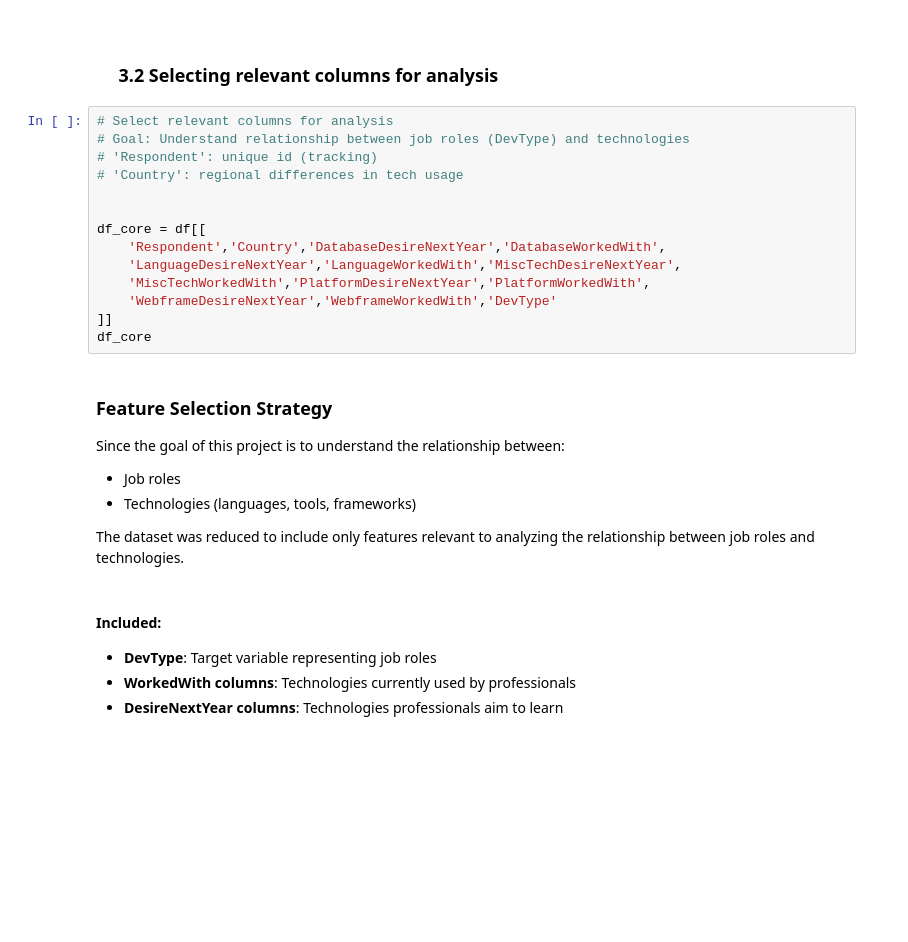
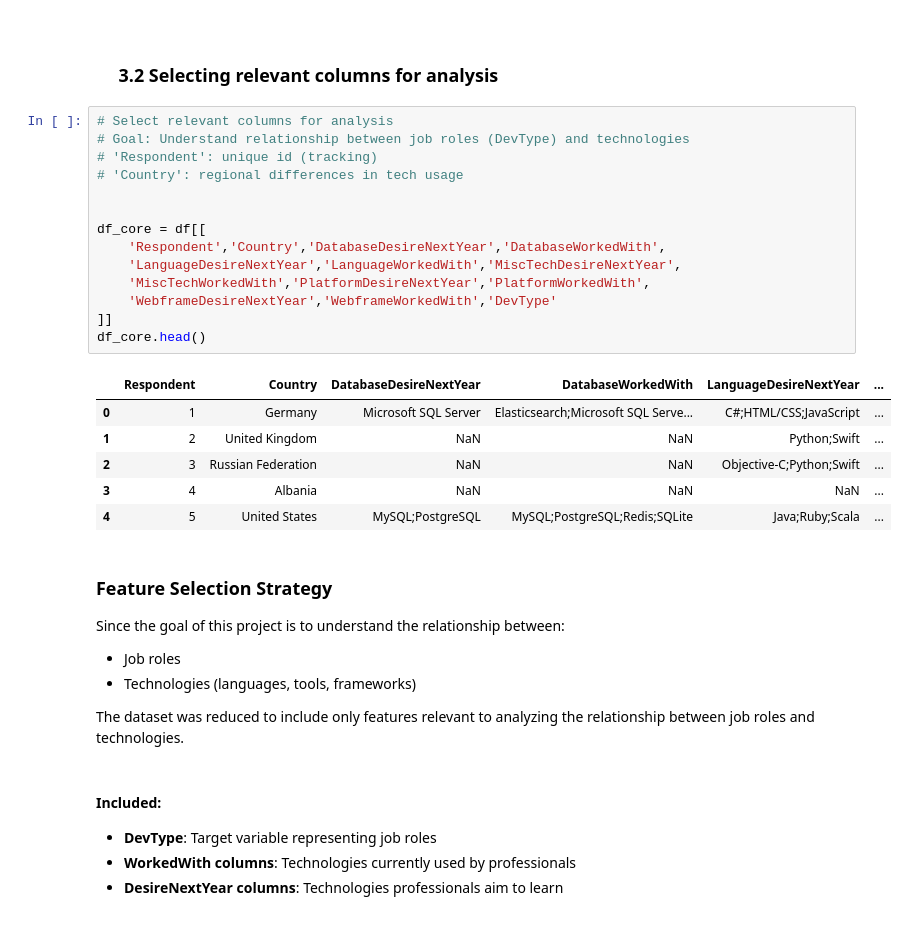
Before and after one commit to YousefAmerAwad/CareerTech-Mapper, a Jupyter notebook: exploration.ipynb, the cells around one changed output. Cells and saved outputs as stored; diff of their text form; blank space fills up the shorter version.

```diff
--- a/exploration.ipynb
+++ b/exploration.ipynb
@@ -50,17 +90,24 @@ These observations indicate that data cleaning and feature selection are require
 # %%
 # Select relevant columns for analysis
 # Goal: Understand relationship between job roles (DevType) and technologies
 # 'Respondent': unique id (tracking)
 # 'Country': regional differences in tech usage
 
 
 df_core = df[[
     'Respondent','Country','DatabaseDesireNextYear','DatabaseWorkedWith',
     'LanguageDesireNextYear','LanguageWorkedWith','MiscTechDesireNextYear',
     'MiscTechWorkedWith','PlatformDesireNextYear','PlatformWorkedWith',
     'WebframeDesireNextYear','WebframeWorkedWith','DevType'
 ]]
-df_core
+df_core.head()
+# %% [output]
+|  | Respondent | Country | DatabaseDesireNextYear | DatabaseWorkedWith | LanguageDesireNextYear | ... |
+| 0 | 1 | Germany | Microsoft SQL Server | Elasticsearch;Microsoft SQL Serve... | C#;HTML/CSS;JavaScript | ... |
+| 1 | 2 | United Kingdom | NaN | NaN | Python;Swift | ... |
+| 2 | 3 | Russian Federation | NaN | NaN | Objective-C;Python;Swift | ... |
+| 3 | 4 | Albania | NaN | NaN | NaN | ... |
+| 4 | 5 | United States | MySQL;PostgreSQL | MySQL;PostgreSQL;Redis;SQLite | Java;Ruby;Scala | ... |
 # %% [markdown]
 ###  Feature Selection Strategy
 
```
Also changed, not shown: parts of 14 cells of this notebook.
